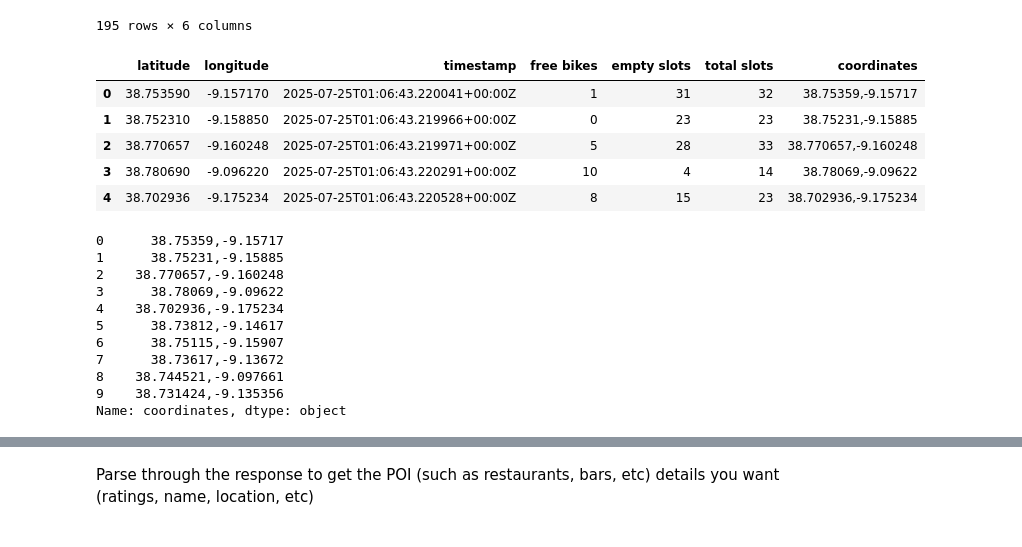
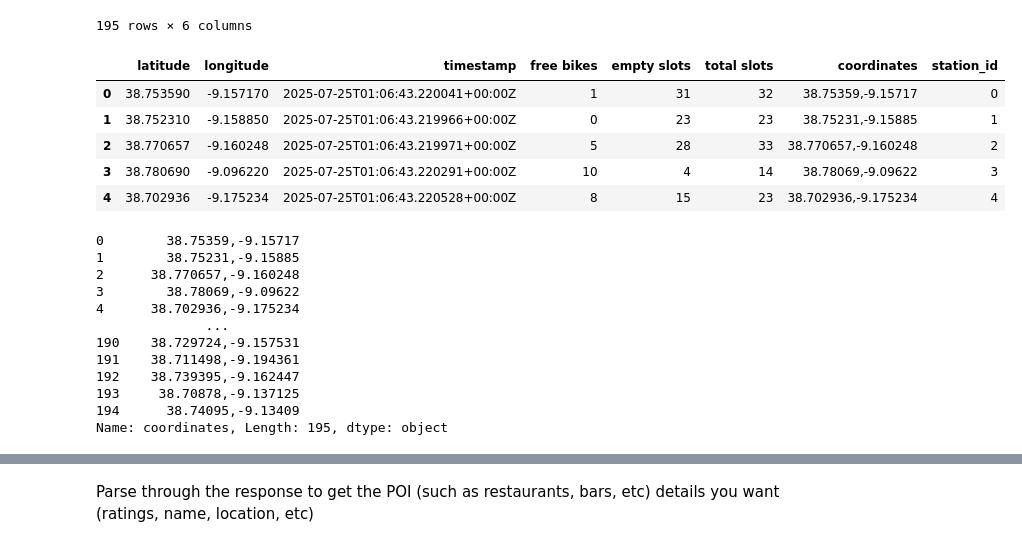
Before and after one commit to Mitch-P-Analyst/Statistical-Modelling-Project., a Jupyter notebook: notebooks/yelp_foursquare_EDA.ipynb, the cells around one changed output, grey strips where cells are left out. Saved outputs shown, nothing was run; the diff lists cells and outputs as text; code cells hidden in the pictures.

```diff
--- a/notebooks/yelp_foursquare_EDA.ipynb
+++ b/notebooks/yelp_foursquare_EDA.ipynb
@@ -37,18 +39,19 @@ lb_citybikes
 # %%
 # Parameters
 lb_citybikes['coordinates'] = lb_citybikes['latitude'].astype(str) + ',' + lb_citybikes['longitude'].astype(str)
+lb_citybikes['station_id'] = lb_citybikes.index
 
 lb_citybikes.head(5)
 # %% [output]
-|  | latitude | longitude | timestamp | free bikes | empty slots | total slots | coordinates |
-| 0 | 38.753590 | -9.157170 | 2025-07-25T01:06:43.220041+00:00Z | 1 | 31 | 32 | 38.75359,-9.15717 |
-| 1 | 38.752310 | -9.158850 | 2025-07-25T01:06:43.219966+00:00Z | 0 | 23 | 23 | 38.75231,-9.15885 |
-| 2 | 38.770657 | -9.160248 | 2025-07-25T01:06:43.219971+00:00Z | 5 | 28 | 33 | 38.770657,-9.160248 |
-| 3 | 38.780690 | -9.096220 | 2025-07-25T01:06:43.220291+00:00Z | 10 | 4 | 14 | 38.78069,-9.09622 |
-| 4 | 38.702936 | -9.175234 | 2025-07-25T01:06:43.220528+00:00Z | 8 | 15 | 23 | 38.702936,-9.175234 |
+|  | latitude | longitude | timestamp | free bikes | empty slots | total slots | coordinates | station_id |
+| 0 | 38.753590 | -9.157170 | 2025-07-25T01:06:43.220041+00:00Z | 1 | 31 | 32 | 38.75359,-9.15717 | 0 |
+| 1 | 38.752310 | -9.158850 | 2025-07-25T01:06:43.219966+00:00Z | 0 | 23 | 23 | 38.75231,-9.15885 | 1 |
+| 2 | 38.770657 | -9.160248 | 2025-07-25T01:06:43.219971+00:00Z | 5 | 28 | 33 | 38.770657,-9.160248 | 2 |
+| 3 | 38.780690 | -9.096220 | 2025-07-25T01:06:43.220291+00:00Z | 10 | 4 | 14 | 38.78069,-9.09622 | 3 |
+| 4 | 38.702936 | -9.175234 | 2025-07-25T01:06:43.220528+00:00Z | 8 | 15 | 23 | 38.702936,-9.175234 | 4 |
 # %%
 # Create Parameters
-ll = lb_citybikes['coordinates'].head(10)
+ll = lb_citybikes['coordinates']
 
 # Assign Parameters
 paramters = {
@@ -56,9 +59,10 @@ paramters = {
     'radius':1000,
     'fields':'name,fsq_place_id,distance,categories,attributes,price,popularity,rating,stats,hours,hours_popular,veracity_rating',
 }
-
+# Assign API URL
 url = 'https://places-api.foursquare.com/places/search'
 
+# Assign required headers
 headers = {
     'accept': 'application/json',
     'authorization': 'Bearer'+api_key,
@@ -67,16 +71,17 @@ headers = {
 
 ll
 # %% [output]
-0      38.75359,-9.15717
-1      38.75231,-9.15885
-2    38.770657,-9.160248
-3      38.78069,-9.09622
-4    38.702936,-9.175234
-5      38.73812,-9.14617
-6      38.75115,-9.15907
-7      38.73617,-9.13672
-8    38.744521,-9.097661
-9    38.731424,-9.135356
-Name: coordinates, dtype: object
+0        38.75359,-9.15717
+1        38.75231,-9.15885
+2      38.770657,-9.160248
+3        38.78069,-9.09622
+4      38.702936,-9.175234
+              ...
+190    38.729724,-9.157531
+191    38.711498,-9.194361
+192    38.739395,-9.162447
+193     38.70878,-9.137125
+194      38.74095,-9.13409
+Name: coordinates, Length: 195, dtype: object
 # %%
 # FOURSQUARE Places API
```
Also changed, not shown: parts of 9 cells of this notebook, 2 other files.
